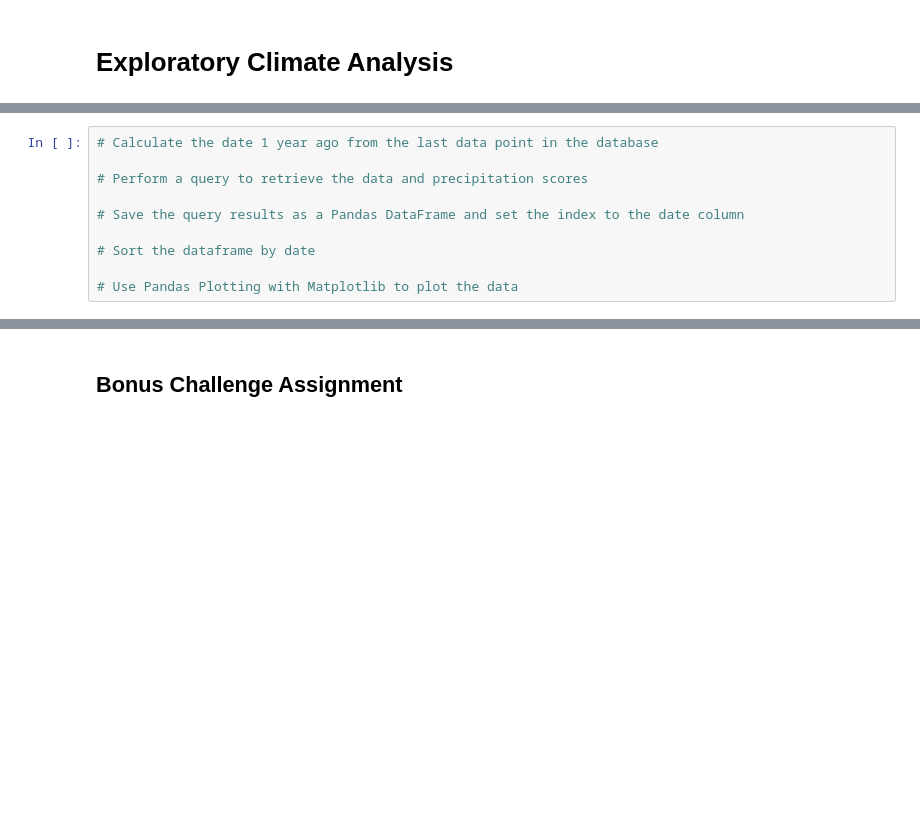
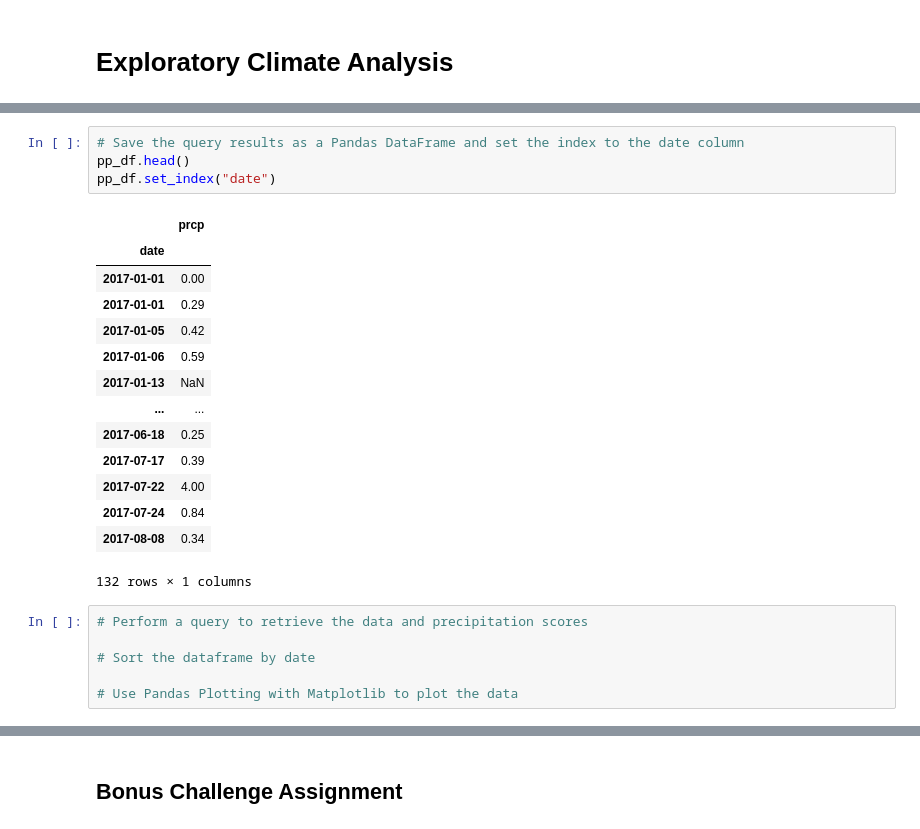
Before and after one commit to crchunn/sqlalchemy-challenge, a Jupyter notebook: Instructions/climate_starter.ipynb, the cells around one changed output, grey strips where cells are left out. Cells and saved outputs as stored; diff of their text form; blank space fills up the shorter version.

```diff
--- a/Instructions/climate_starter.ipynb
+++ b/Instructions/climate_starter.ipynb
@@ -120,9 +135,24 @@ InvalidRequestError: SQL expression, column, or mapped entity expected - got '(1
+# %%
+# Save the query results as a Pandas DataFrame and set the index to the date column
+pp_df.head()
+pp_df.set_index("date")
+# %% [output]
+|  | prcp |
+| date |  |
+| 2017-01-01 | 0.00 |
+| 2017-01-01 | 0.29 |
+| 2017-01-05 | 0.42 |
+| 2017-01-06 | 0.59 |
+| 2017-01-13 | NaN |
+| ... | ... |
+| 2017-06-18 | 0.25 |
+| 2017-07-17 | 0.39 |
+| 2017-07-22 | 4.00 |
+| 2017-07-24 | 0.84 |
+| 2017-08-08 | 0.34 |
+132 rows × 1 columns
 # %%
-# Calculate the date 1 year ago from the last data point in the database
-
 # Perform a query to retrieve the data and precipitation scores
-
-# Save the query results as a Pandas DataFrame and set the index to the date column
 
 # Sort the dataframe by date
 
```
Also changed, not shown: parts of 10 cells of this notebook.
